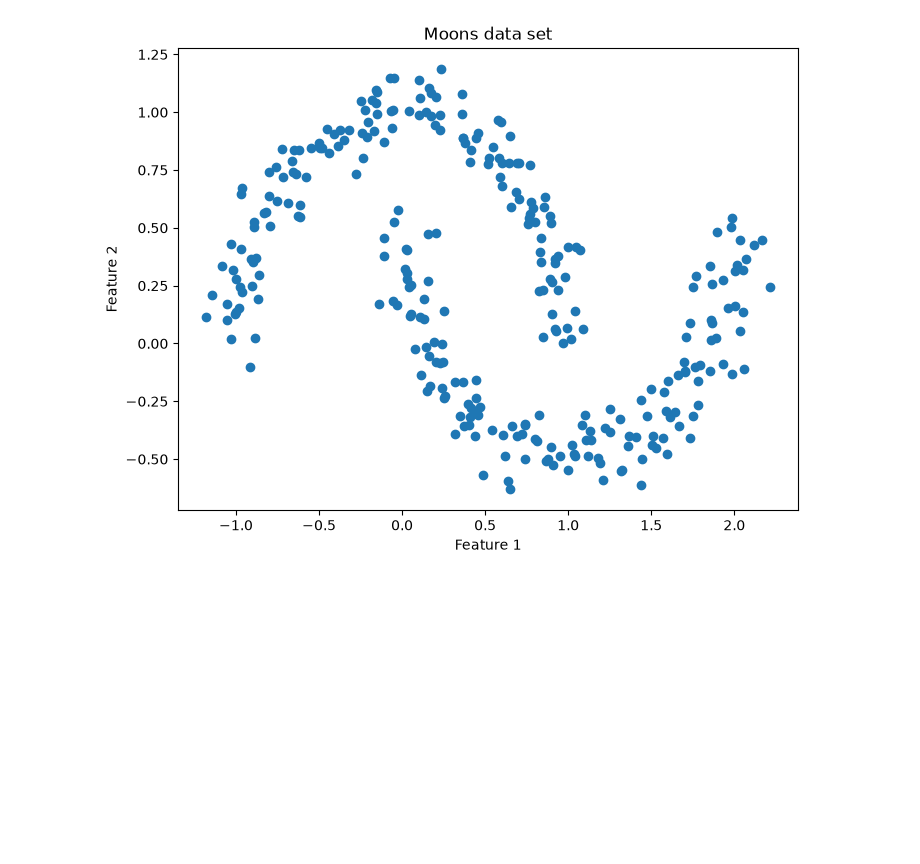
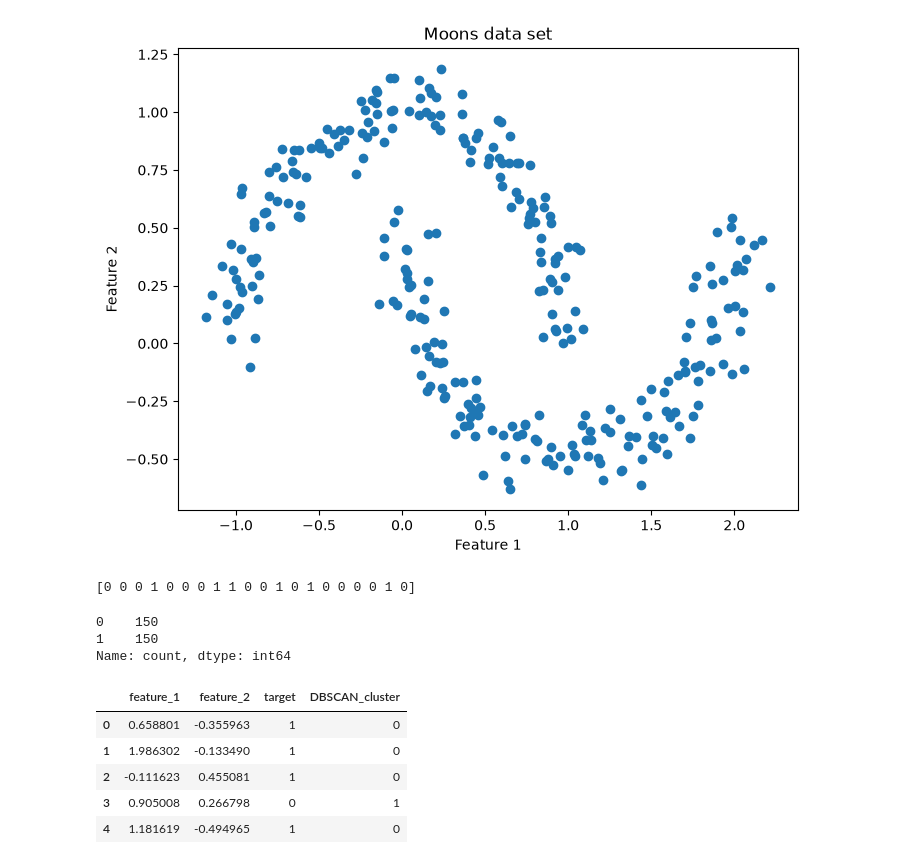
Before and after one commit to hemant237/Fastapi-project, a Jupyter notebook: practice/DBSCAN/DBSCAN.ipynb, the cells around one changed output. Drawn from its saved outputs; the diff is of its cells as text; code cells hidden in the pictures; blank space fills up the shorter version.

```diff
--- a/practice/DBSCAN/DBSCAN.ipynb
+++ b/practice/DBSCAN/DBSCAN.ipynb
@@ -41,3 +41,33 @@ plt.title("Moons data set")
 plt.show()
 # %% [output]
 [figure]
+# %%
+from sklearn.cluster import DBSCAN
+
+model = DBSCAN(
+    eps = 0.2,
+    min_samples=5
+)
+
+labels = model.fit_predict(X)
+
+print(labels[:20])
+# %% [output]
+[0 0 0 1 0 0 0 1 1 0 0 1 0 1 0 0 0 0 1 0]
+# %%
+print(pd.Series(labels).value_counts().sort_index())
+# %% [output]
+0    150
+1    150
+Name: count, dtype: int64
+# %%
+df_dbscan["DBSCAN_cluster"]=labels
+
+df_dbscan.head()
+# %% [output]
+|  | feature_1 | feature_2 | target | DBSCAN_cluster |
+| 0 | 0.658801 | -0.355963 | 1 | 0 |
+| 1 | 1.986302 | -0.133490 | 1 | 0 |
+| 2 | -0.111623 | 0.455081 | 1 | 0 |
+| 3 | 0.905008 | 0.266798 | 0 | 1 |
+| 4 | 1.181619 | -0.494965 | 1 | 0 |
```
Also changed, not shown: parts of 5 cells of this notebook, 1 other file.
